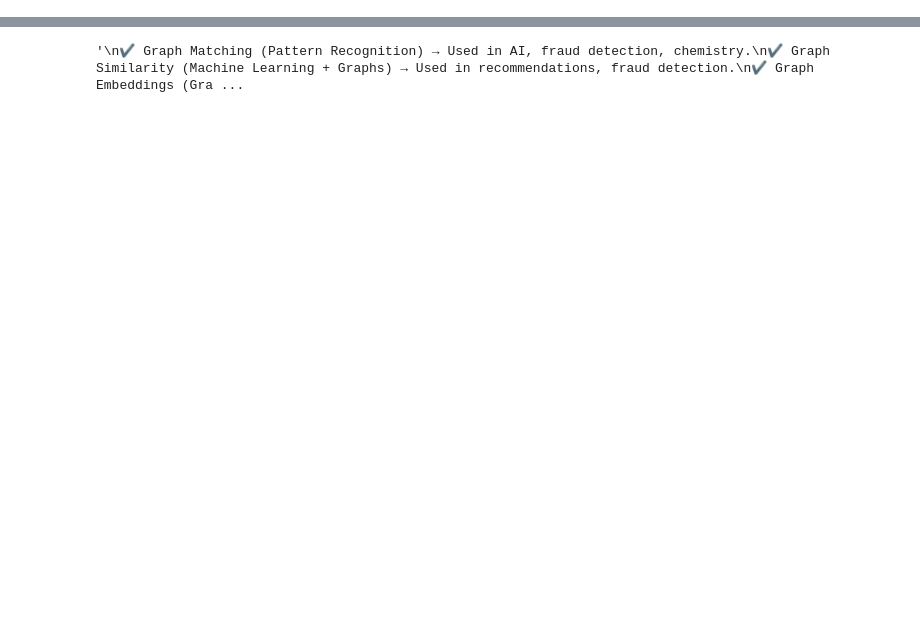
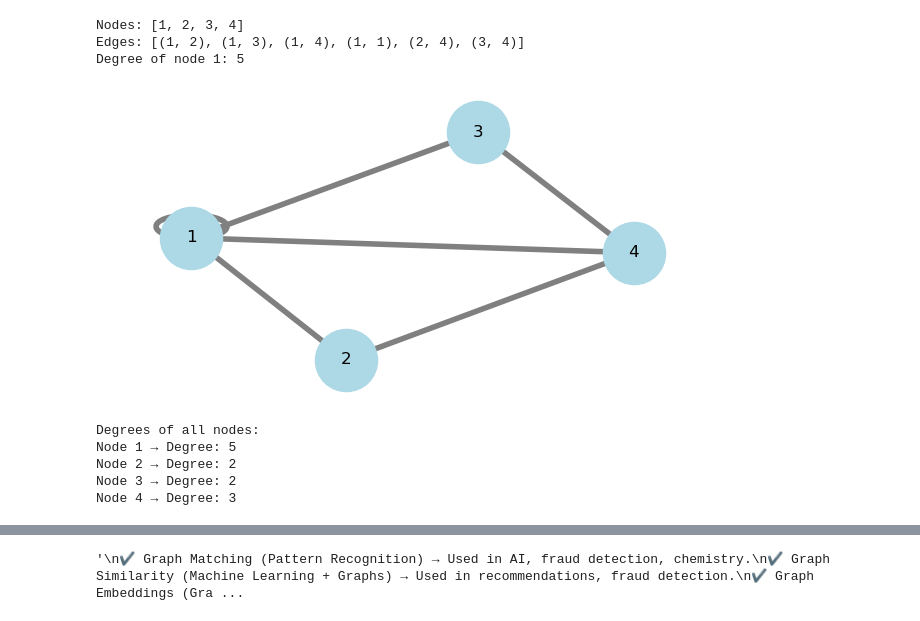
Before and after one commit to XinYangMTSU/XinYangMTSU.github.io, a Jupyter notebook: 3080/Demo/graphDemo.ipynb, the cells around one changed output, grey strips where cells are left out. Drawn from its saved outputs; the diff is of its cells as text; code cells hidden in the pictures; blank space fills up the shorter version.

```diff
--- a/3080/Demo/graphDemo.ipynb
+++ b/3080/Demo/graphDemo.ipynb
@@ -4,0 +4,51 @@
+# %%
+# ========================================================
+# 1. Find the Degree of a Vertex in an Undirected Graph
+# ========================================================
+
+# Create an Undirected Graph
+G = nx.Graph() # creates an empty undirected graph object
+G.add_edges_from([(1, 2), (1, 3), (3, 4), (4,2), (1,4), (1,1)]) # add nodes and edges to G
+
+# Print graph details
+print("Nodes:", G.nodes)
+print("Edges:", G.edges)
+
+# Check the degree of a vertex (e.g., node 1)
+node = 1
+degree = G.degree(node)
+
+print(f"Degree of node {node}: {degree}")
+##  f-strings (formatted string literals) allow you to embed variables directly into a string using curly braces {}.
+# %% [output]
+Nodes: [1, 2, 3, 4]
+Edges: [(1, 2), (1, 3), (1, 4), (1, 1), (2, 4), (3, 4)]
+Degree of node 1: 5
+# %%
+import matplotlib.pyplot as plt
+
+# Fix the node positions using a random seed
+pos = nx.spring_layout(G, seed=12)  # Ensures consistent layout
+
+# Draw the graph
+plt.figure(figsize=(6,3)) # Creates a rectangular 6-inch wide, 3-inch tall figure
+nx.draw(G, pos, with_labels=True, node_size=2000, node_color="lightblue",
+        edge_color="gray",width=4, font_size=12)
+# Add margins to prevent nodes from being cut off
+plt.margins(0.1)  # Increase margins by 10%
+plt.show()
+# %% [output]
+[figure, added]
+# %%
+# Find Degrees of All Nodes in a Graph
+
+# Print degree of all nodes
+print("Degrees of all nodes:")
+for node, deg in G.degree():
+    print(f"Node {node} → Degree: {deg}")
+# %% [output]
+Degrees of all nodes:
+Node 1 → Degree: 5
+Node 2 → Degree: 2
+Node 3 → Degree: 2
+Node 4 → Degree: 3
```
Also changed, not shown: parts of 13 cells of this notebook, 1 other file.
